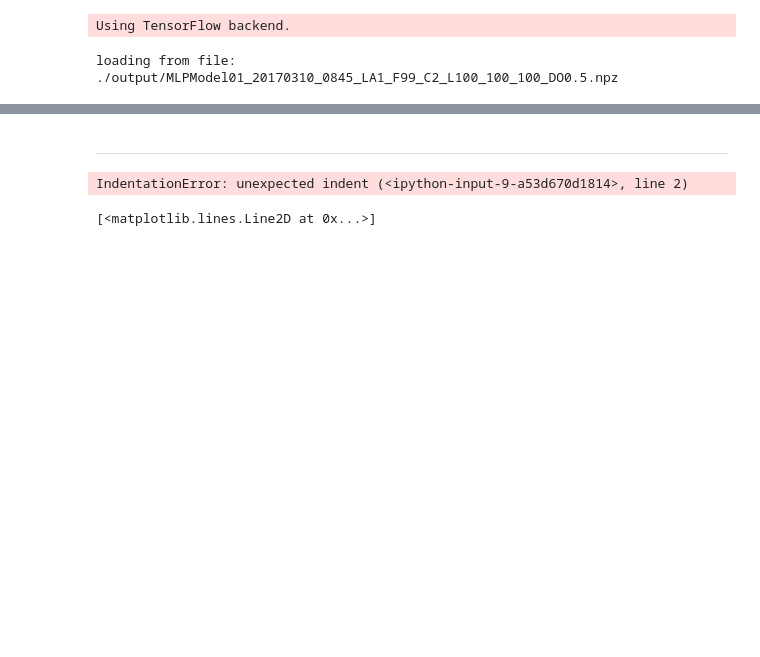
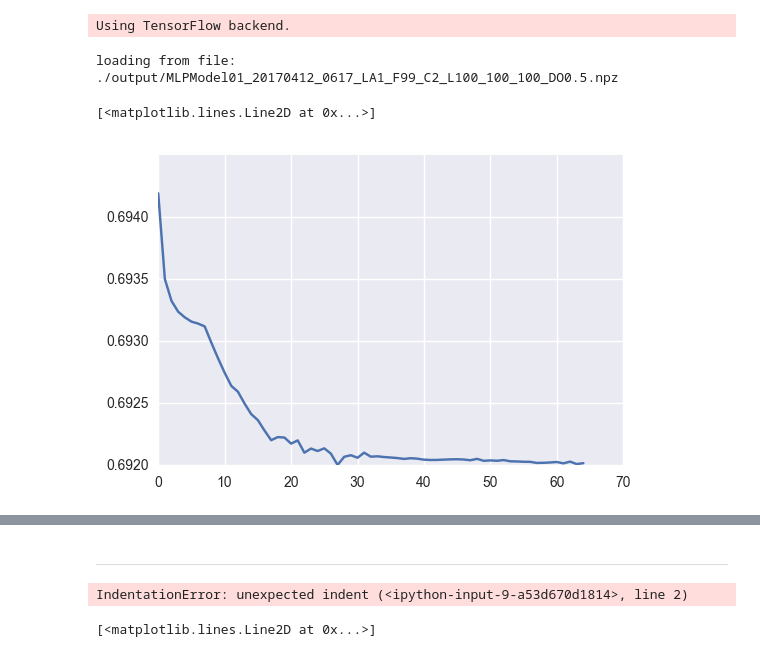
Before and after one commit to andrewwilson/mlnd_capstone, a Jupyter notebook: LoadAndEvaluateModel.ipynb, the cells around one changed output, grey strips where cells are left out. Drawn from its saved outputs; the diff is of its cells as text; code cells hidden in the pictures; blank space fills up the shorter version.

```diff
--- a/LoadAndEvaluateModel.ipynb
+++ b/LoadAndEvaluateModel.ipynb
@@ -22,11 +23,15 @@ FILENAME = './output/MLPModel01_20170310_0845_LA1_F99_C2_L100_100_100_DO0.5-200-
 model = keras.models.load_model(FILENAME)
 # %%
 #pc = model01.ProgressCallback.load('MLPModel01_20170306_1222_LA1_F243_C2_L100_100_100_DO0.5')
-pc = model01.ProgressCallback.load('MLPModel01_20170310_0845_LA1_F99_C2_L100_100_100_DO0.5')
+#pc = model01.ProgressCallback.load('MLPModel01_20170310_0845_LA1_F99_C2_L100_100_100_DO0.5')
+pc = model01.ProgressCallback.load('MLPModel01_20170412_0617_LA1_F99_C2_L100_100_100_DO0.5')
 # %% [output]
-loading from file: ./output/MLPModel01_20170310_0845_LA1_F99_C2_L100_100_100_DO0.5.npz
+loading from file: ./output/MLPModel01_20170412_0617_LA1_F99_C2_L100_100_100_DO0.5.npz
 # %%
-#plt.plot(pc.validation_losses)
+plt.plot(pc.validation_losses)
+# %% [output]
+[<matplotlib.lines.Line2D at 0x...>]
+[figure, added]
 # %%
 # load test dataset
 lookahead=1
```
Also changed, not shown: parts of 12 cells of this notebook, 4 other files.
